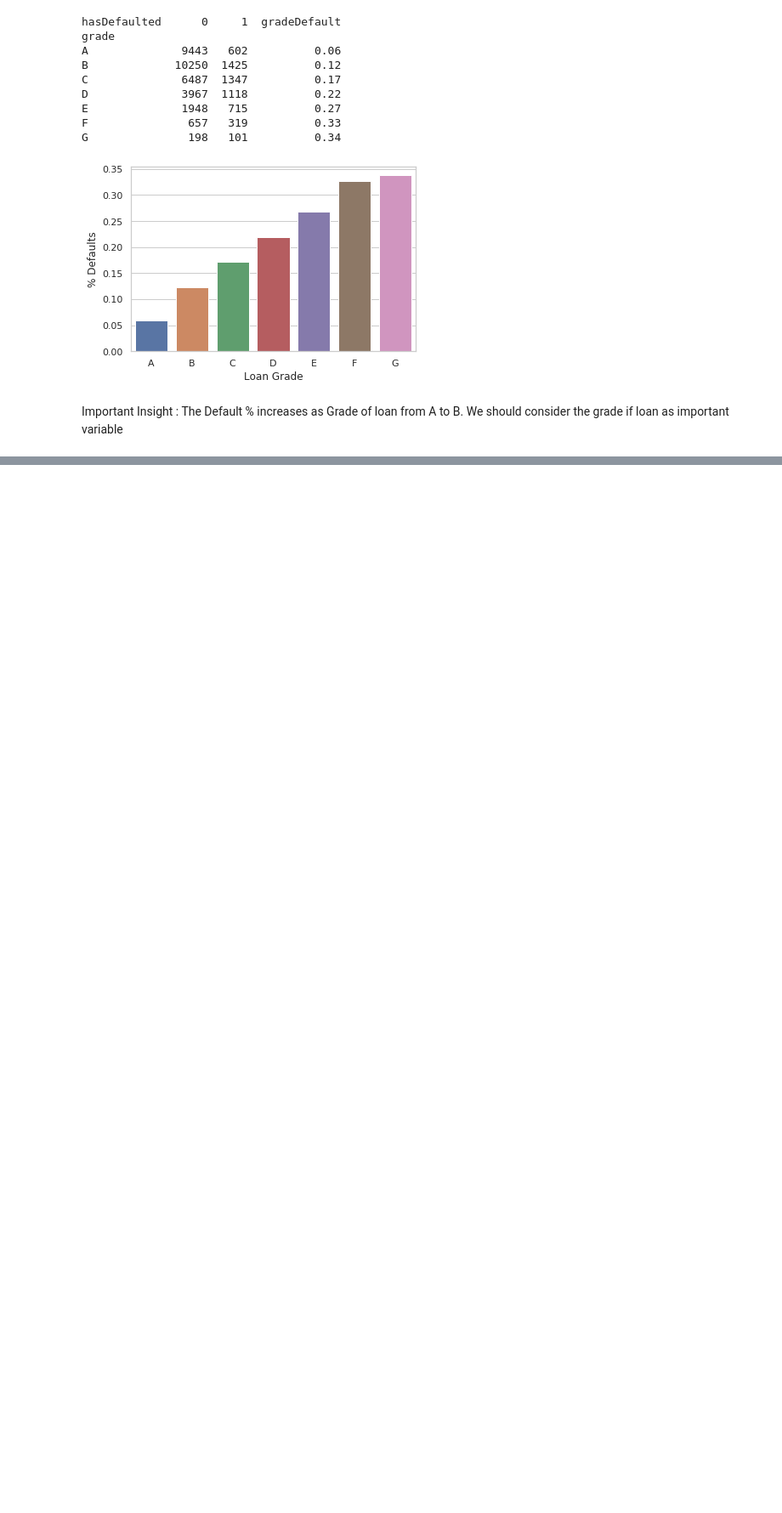
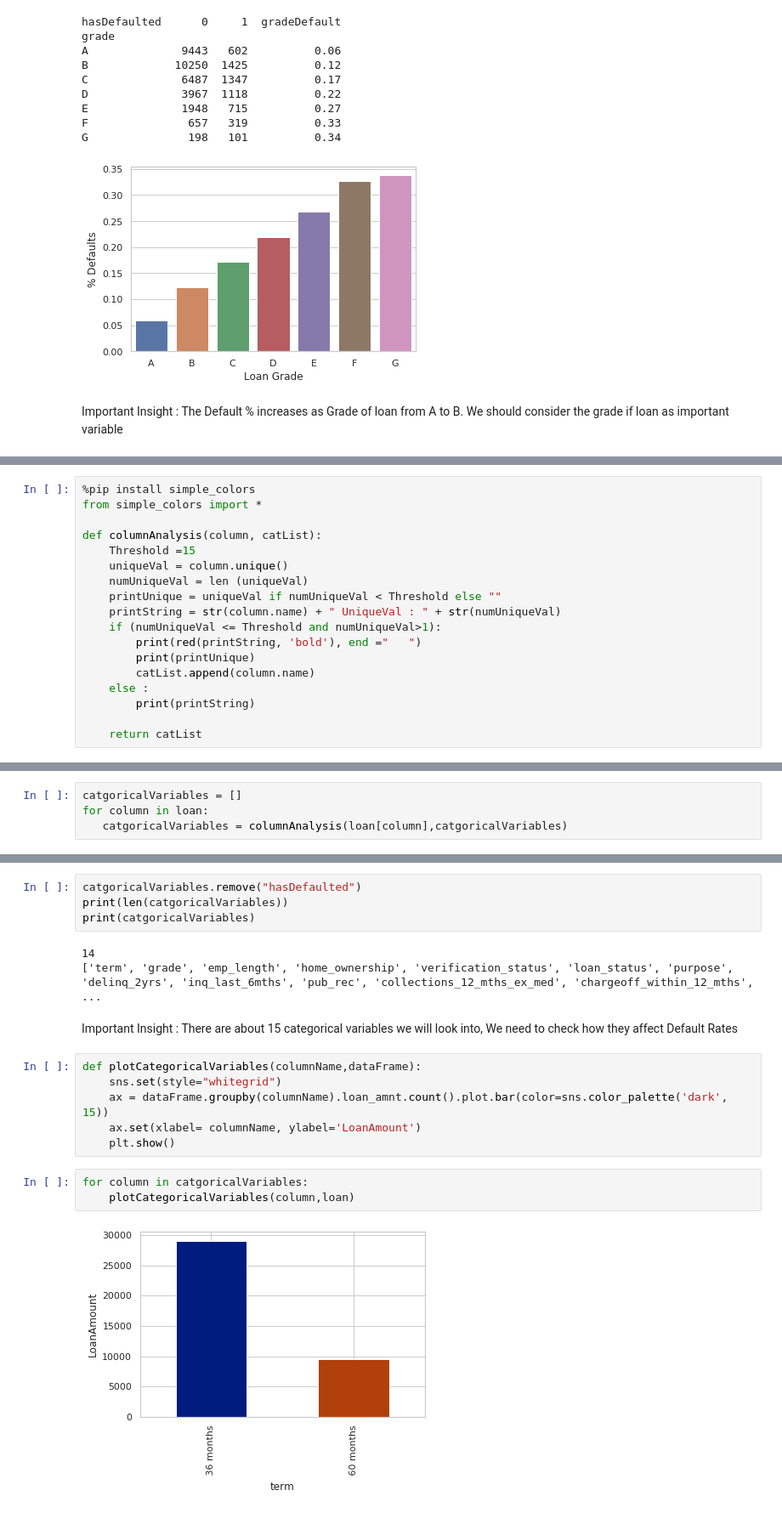
Before and after one commit to HemantTiwariGitHub/IntelligenceCodes, a Jupyter notebook: LendingClub.ipynb, the cells around one changed output, grey strips where cells are left out. Shown at 85% size. Saved outputs shown, nothing was run; the diff lists cells and outputs as text; blank space fills up the shorter version.

```diff
--- a/LendingClub.ipynb
+++ b/LendingClub.ipynb
@@ -231,0 +179,18 @@ KeyError: ignored
+# %%
+%pip install simple_colors
+from simple_colors import *
+
+def columnAnalysis(column, catList):
+    Threshold =15
+    uniqueVal = column.unique()
+    numUniqueVal = len (uniqueVal)
+    printUnique = uniqueVal if numUniqueVal < Threshold else ""
+    printString = str(column.name) + " UniqueVal : " + str(numUniqueVal)
+    if (numUniqueVal <= Threshold and numUniqueVal>1):
+        print(red(printString, 'bold'), end ="   ")
+        print(printUnique)
+        catList.append(column.name)
+    else :
+        print(printString)
+
+    return catList
@@ -231,0 +199,4 @@ KeyError: ignored
+# %%
+catgoricalVariables = []
+for column in loan:
+   catgoricalVariables = columnAnalysis(loan[column],catgoricalVariables)
@@ -231,0 +221,20 @@ KeyError: ignored
+# %%
+catgoricalVariables.remove("hasDefaulted")
+print(len(catgoricalVariables))
+print(catgoricalVariables)
+# %% [output]
+14
+['term', 'grade', 'emp_length', 'home_ownership', 'verification_status', 'loan_status', 'purpose', 'delinq_2yrs', 'inq_last_6mths', 'pub_rec', 'collections_12_mths_ex_med', 'chargeoff_within_12_mths', ...
+# %% [markdown]
+Important Insight : There are about 15 categorical variables we will look into, We need to check how they affect Default Rates
+# %%
+def plotCategoricalVariables(columnName,dataFrame):
+    sns.set(style="whitegrid")
+    ax = dataFrame.groupby(columnName).loan_amnt.count().plot.bar(color=sns.color_palette('dark', 15))
+    ax.set(xlabel= columnName, ylabel='LoanAmount')
+    plt.show()
+# %%
+for column in catgoricalVariables:
+    plotCategoricalVariables(column,loan)
+# %% [output]
+[figure, added]
```
Also changed, not shown: parts of 14 cells of this notebook.
